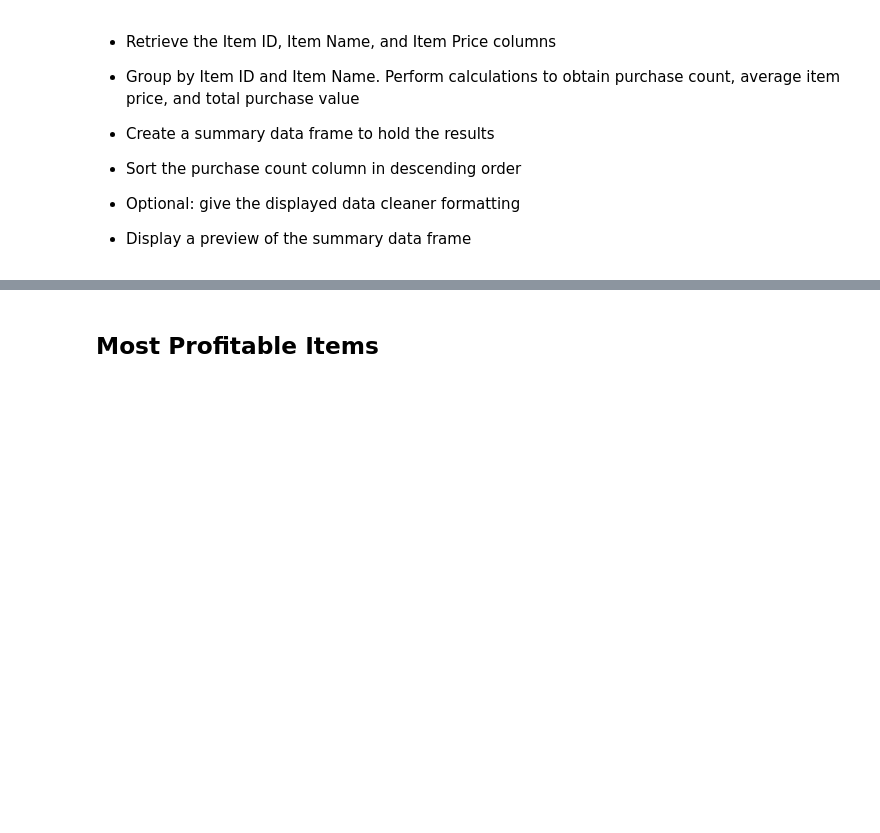
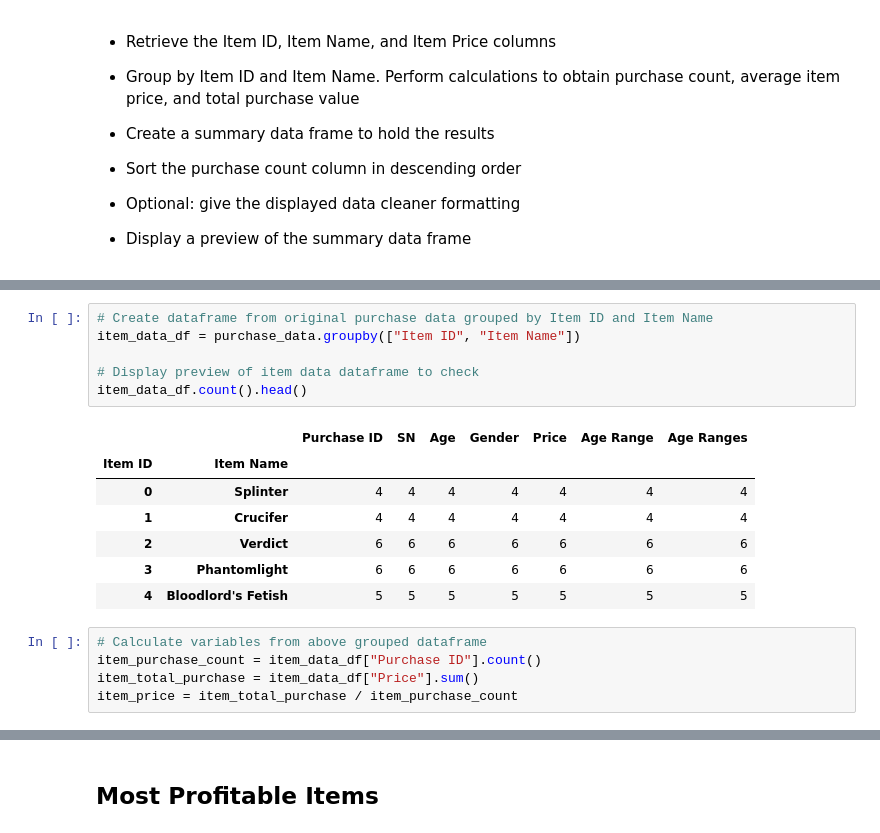
Before and after one commit to sjryandesigns/Pandas-Challenge, a Jupyter notebook: HeroesOfPymoli/HeroesOfPymoli_workingfile.ipynb, the cells around one changed output, grey strips where cells are left out. Drawn from its saved outputs; the diff is of its cells as text; blank space fills up the shorter version.

```diff
--- a/HeroesOfPymoli/HeroesOfPymoli_workingfile.ipynb
+++ b/HeroesOfPymoli/HeroesOfPymoli_workingfile.ipynb
@@ -446,0 +434,19 @@ dtype: object
+# %%
+# Create dataframe from original purchase data grouped by Item ID and Item Name
+item_data_df = purchase_data.groupby(["Item ID", "Item Name"])
+
+# Display preview of item data dataframe to check
+item_data_df.count().head()
+# %% [output]
+|  |  | Purchase ID | SN | Age | Gender | Price | Age Range | Age Ranges |
+| Item ID | Item Name |  |  |  |  |  |  |  |
+| 0 | Splinter | 4 | 4 | 4 | 4 | 4 | 4 | 4 |
+| 1 | Crucifer | 4 | 4 | 4 | 4 | 4 | 4 | 4 |
+| 2 | Verdict | 6 | 6 | 6 | 6 | 6 | 6 | 6 |
+| 3 | Phantomlight | 6 | 6 | 6 | 6 | 6 | 6 | 6 |
+| 4 | Bloodlord's Fetish | 5 | 5 | 5 | 5 | 5 | 5 | 5 |
+# %%
+# Calculate variables from above grouped dataframe
+item_purchase_count = item_data_df["Purchase ID"].count()
+item_total_purchase = item_data_df["Price"].sum()
+item_price = item_total_purchase / item_purchase_count
```
Also changed, not shown: parts of 53 cells of this notebook.
